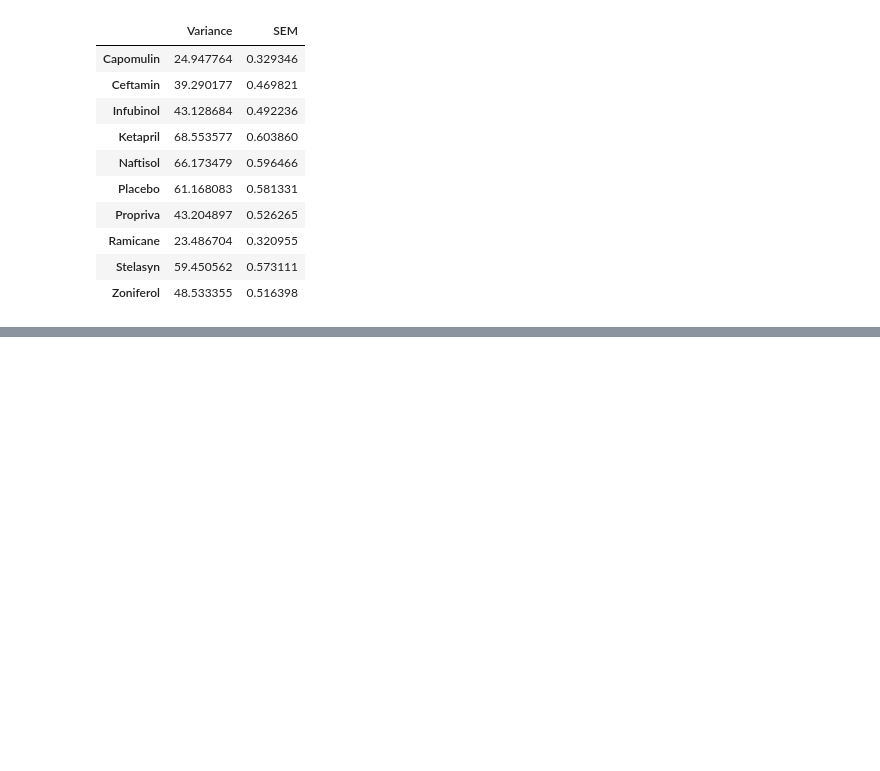
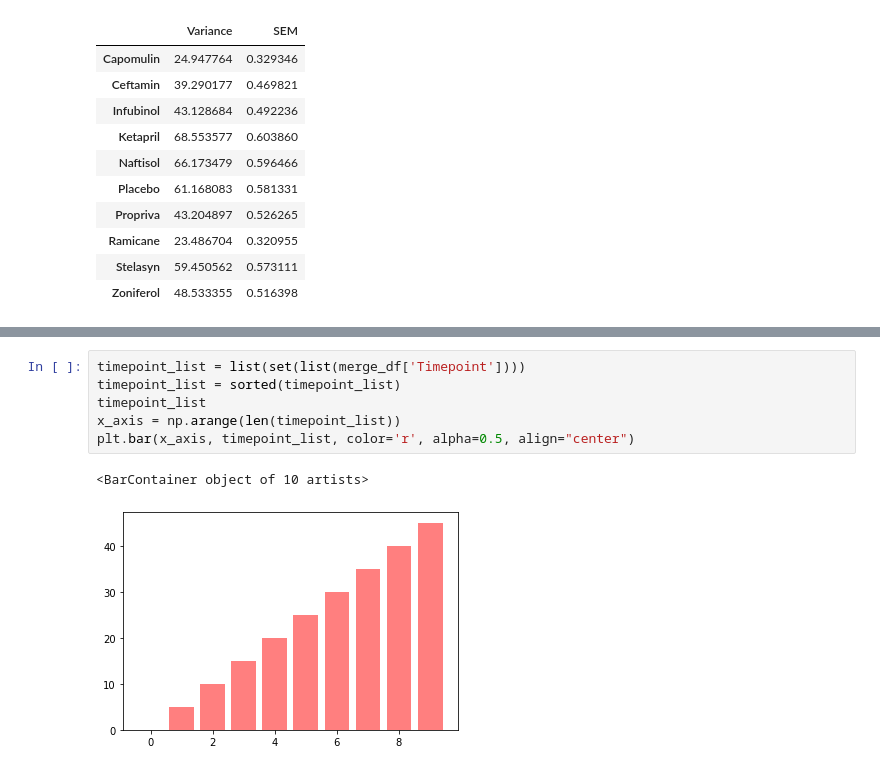
Before and after one commit to IrinaGV/Matplotlib-The-Power-of-Plots, a Jupyter notebook: Matplotlib Assignment.ipynb, the cells around one changed output, grey strips where cells are left out. Drawn from its saved outputs; the diff is of its cells as text; blank space fills up the shorter version.

```diff
--- a/Matplotlib Assignment.ipynb
+++ b/Matplotlib Assignment.ipynb
@@ -186,0 +256,9 @@ var_semDF
+# %%
+timepoint_list = list(set(list(merge_df['Timepoint'])))
+timepoint_list = sorted(timepoint_list)
+timepoint_list
+x_axis = np.arange(len(timepoint_list))
+plt.bar(x_axis, timepoint_list, color='r', alpha=0.5, align="center")
+# %% [output]
+<BarContainer object of 10 artists>
+[figure, added]
```
Also changed, not shown: parts of 19 cells of this notebook.
